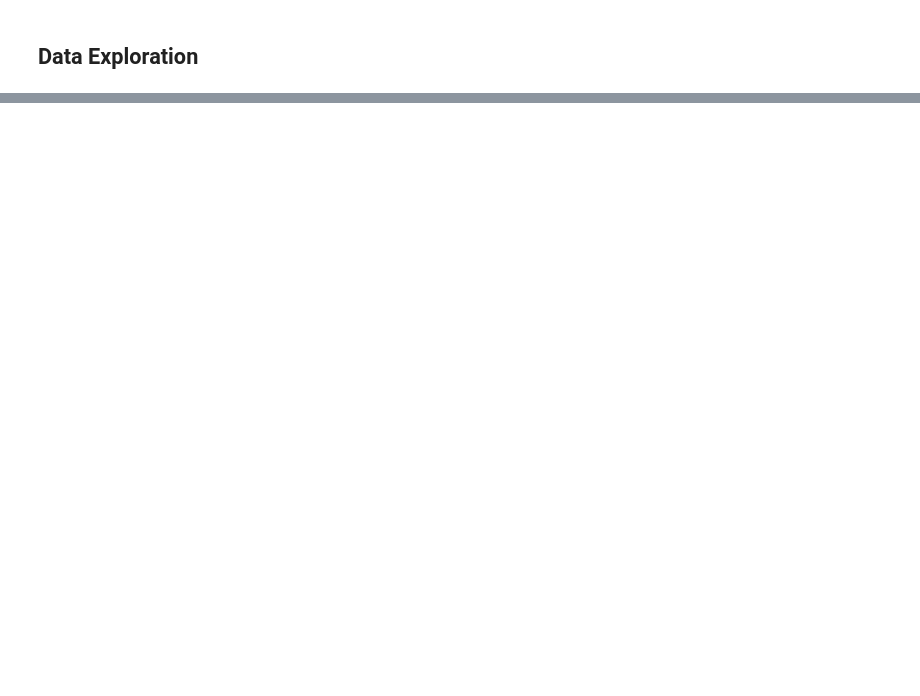
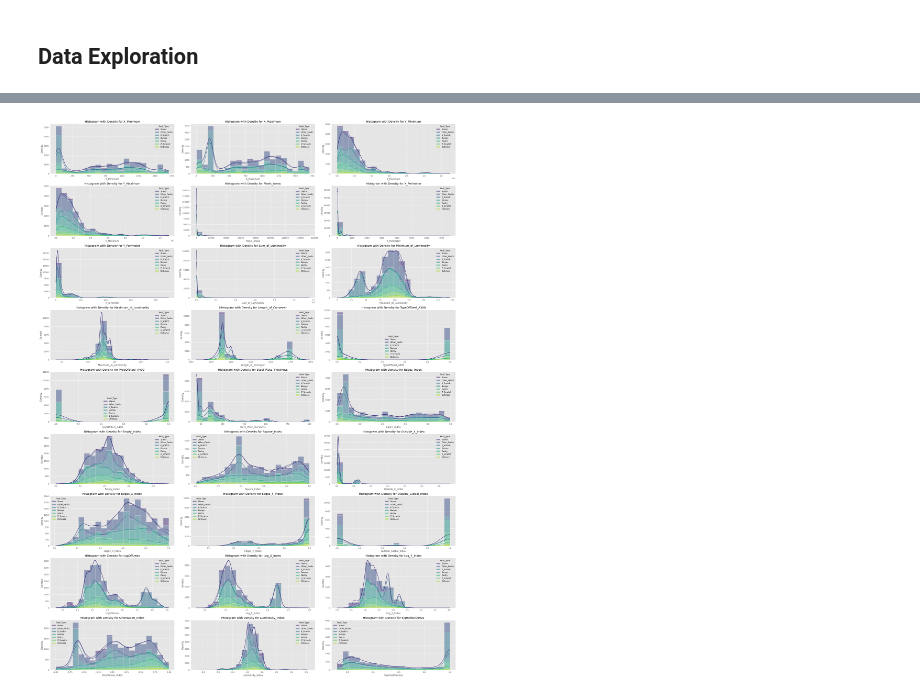
Before and after one commit to yashksaini-coder/Steel-Plate-Multi-Class-Defect-Prediction, a Jupyter notebook: ps-s4-ep3.ipynb, the cells around one changed output, grey strips where cells are left out. Cells and saved outputs as stored; diff of their text form; code cells hidden in the pictures; blank space fills up the shorter version.

```diff
--- a/ps-s4-ep3.ipynb
+++ b/ps-s4-ep3.ipynb
@@ -386,0 +223,31 @@ submission.to_csv("XGB_submission.csv", index=False)
+# %%
+numerical_features = ['X_Minimum', 'X_Maximum', 'Y_Minimum', 'Y_Maximum', 'Pixels_Areas',
+                      'X_Perimeter', 'Y_Perimeter', 'Sum_of_Luminosity', 'Minimum_of_Luminosity',
+                      'Maximum_of_Luminosity', 'Length_of_Conveyer', 'TypeOfSteel_A300',
+                      'TypeOfSteel_A400', 'Steel_Plate_Thickness', 'Edges_Index', 'Empty_Index',
+                      'Square_Index', 'Outside_X_Index', 'Edges_X_Index', 'Edges_Y_Index',
+                      'Outside_Global_Index', 'LogOfAreas', 'Log_X_Index', 'Log_Y_Index',
+                      'Orientation_Index', 'Luminosity_Index', 'SigmoidOfAreas']
+
+# Set the figure size and arrange plots horizontally in pairs
+fig, axes = plt.subplots(nrows=(len(numerical_features) + 2) // 3, ncols=3, figsize=(30, 40))
+
+# Flatten the axes array for easy indexing
+axes = axes.flatten()
+
+# Loop through the selected columns and create histograms with density
+for i, col in enumerate(numerical_features):
+    sns.histplot(data=train_df, x=col, hue='Fault_Type', multiple="stack", bins=20, kde=True, palette='viridis', ax=axes[i])
+    axes[i].set_title(f'Histogram with Density for {col}')
+    axes[i].set_xlabel(col)
+    axes[i].set_ylabel('Density')
+
+# Remove any empty subplots if the number of columns is odd
+if len(numerical_features) % 3 != 0:
+    for j in range(len(numerical_features) % 3, 3):
+        fig.delaxes(axes[-j - 1])
+
+plt.tight_layout()
+plt.show()
+# %% [output]
+[figure, added]
```
Also changed, not shown: parts of 45 cells of this notebook, 1 other file.
